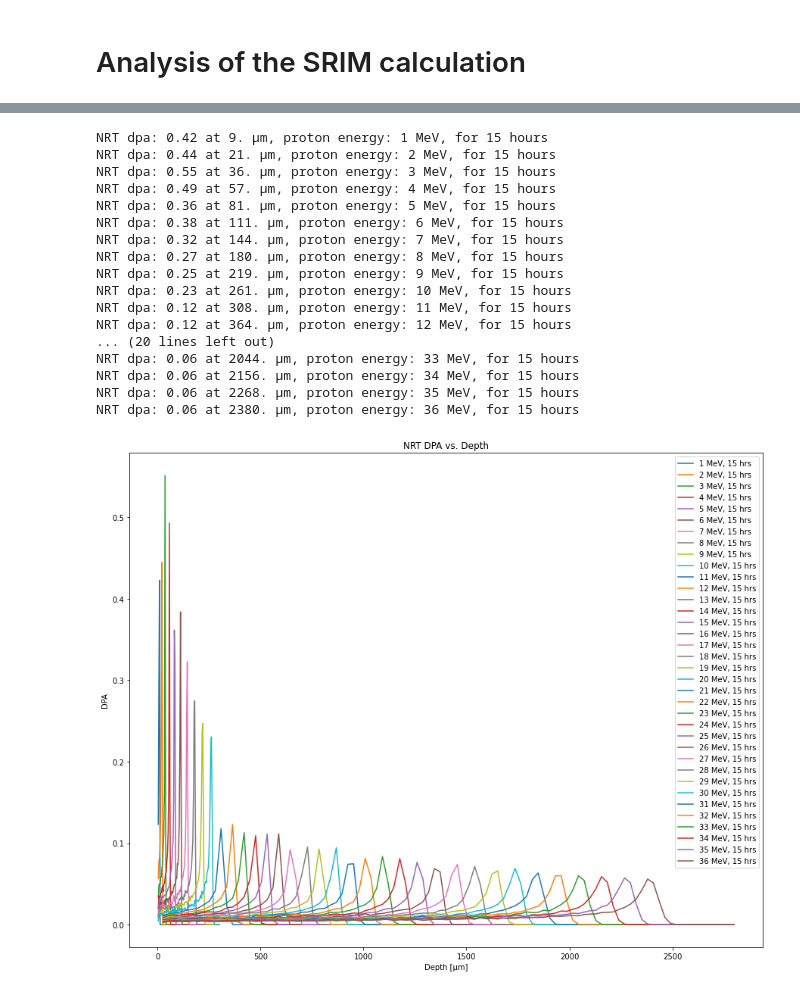
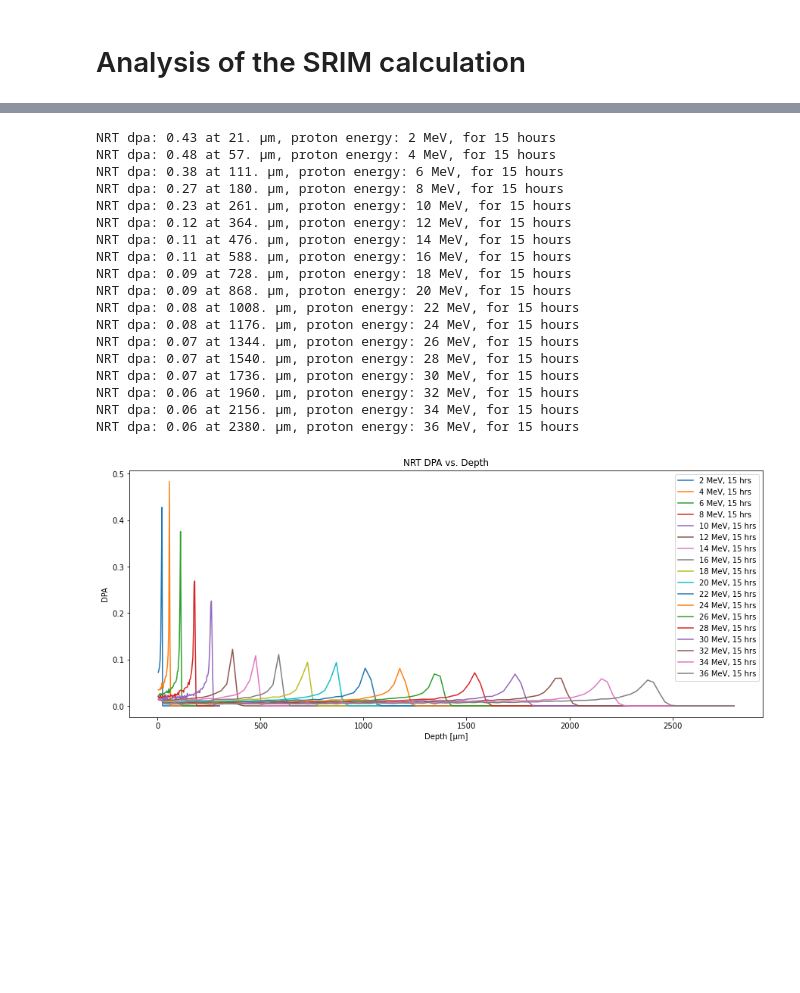
Before and after one commit to liamjh98/SRIM, a Jupyter notebook: DPA Calculation G91 (NRT).ipynb, the cells around one changed output, grey strips where cells are left out. Cells and saved outputs as stored; diff of their text form; code cells hidden in the pictures; blank space fills up the shorter version.

```diff
--- a/DPA Calculation G91 (NRT).ipynb
+++ b/DPA Calculation G91 (NRT).ipynb
@@ -71,7 +71,7 @@ C:/Users/peppe/Desktop/SRIM_Output/G91/auto_
 <div class="alert alert-block alert-danger"> If there is an error loading Pysrim, try and downgrade the version of Pyyaml. Using <b>pip install --upgrade pyyaml==5.4.1</b> to get the package working</div>
 # %%
 # G91 Steel SRIM Calculation
-ion = Ion('H', energy=10e6)
+ion = Ion('H', energy=2.0e6)
 width = 300 # um
 
 
@@ -228,0 +271,26 @@ def NRT2(folder, ax, time):
+# %%
+f = open(str(image_directory)+'/output.txt', "a")
+f.write("========================= START =========================\n")
+fig, ax = plt.subplots()
+
+times = list(range(15, 30,15)) #list(range(1, 100))
+for t in range(0,len(times)):
+    for i, folder in enumerate(folders):
+        time = times[t] #hours
+        dpa_calc = plot_dpa(folder, ax, time)
+        ax.plot(dpa_calc[0], dpa_calc[1], label=""+str(energies[i])+", "+str(time)+" hrs")
+        index = np.where(dpa_calc[1] == max(dpa_calc[1]))
+        a = dpa_calc[0][index]
+        info = "Max dpa: {} at {} µm, proton energy: {}, for {} hours".format( round(max(dpa_calc[1]),2),  str(a)[1:-1], energies[i], time)
+        print(info)
+        f.write(info+"\n")
+
+    ax.set_xlabel('Depth [µm]') #Angstroms
+    ax.set_ylabel('DPA')
+    ax.set_title('DPA vs. Depth')
+    ax.legend()
+    fig.set_size_inches((15, 6))
+    fig.savefig(os.path.join(image_directory, 'DPA_vs_depth_v'+str(energies[i])+'.png'), transparent=False)
+
+f.write("============================ END ============================\n")
+f.close()
@@ -229,43 +317,44 @@ def NRT2(folder, ax, time):
 # %%
 fig, ax = plt.subplots()
 
 times = list(range(15, 16,15)) #list(range(1, 100))
 for t in range(0,len(times)):
     for i, folder in enumerate(folders):
         time = times[t] #hours
-        energy_damage = NRT2(folder, ax, time)
+        energy_damage = NRT(folder, ax, time)
         ax.plot(energy_damage[1], energy_damage[2], label=""+str(energies[i])+", "+str(time)+" hrs")
         #print("Damage energy: {} eV".format(energy_damage[0]))
         ax.set_xlabel('Depth [µm]')
         ax.set_ylabel('DPA')
         ax.legend()
 
         index = np.where(energy_damage[2] == max(energy_damage[2]))
         a = energy_damage[1][index]
         d = str(a)[1:-1]
 
         print("NRT dpa: {} at {} µm, proton energy: {}, for {} hours".format( round(max(energy_damage[2]),2), d, energies[i], time))
 
     ax.set_title('NRT DPA vs. Depth')
-    fig.set_size_inches((15, 12))
-    fig.savefig(os.path.join(image_directory, 'damagevsdepth.png'), transparent=True)
+    fig.set_size_inches((15, 6))
+    fig.savefig(os.path.join(image_directory, 'damagevsdepthNRT.png'), transparent=False)
 # %% [output]
-NRT dpa: 0.42 at 9. µm, proton energy: 1 MeV, for 15 hours
-NRT dpa: 0.44 at 21. µm, proton energy: 2 MeV, for 15 hours
-NRT dpa: 0.55 at 36. µm, proton energy: 3 MeV, for 15 hours
-NRT dpa: 0.49 at 57. µm, proton energy: 4 MeV, for 15 hours
-NRT dpa: 0.36 at 81. µm, proton energy: 5 MeV, for 15 hours
+NRT dpa: 0.43 at 21. µm, proton energy: 2 MeV, for 15 hours
+NRT dpa: 0.48 at 57. µm, proton energy: 4 MeV, for 15 hours
 NRT dpa: 0.38 at 111. µm, proton energy: 6 MeV, for 15 hours
-NRT dpa: 0.32 at 144. µm, proton energy: 7 MeV, for 15 hours
 NRT dpa: 0.27 at 180. µm, proton energy: 8 MeV, for 15 hours
-NRT dpa: 0.25 at 219. µm, proton energy: 9 MeV, for 15 hours
 NRT dpa: 0.23 at 261. µm, proton energy: 10 MeV, for 15 hours
-NRT dpa: 0.12 at 308. µm, proton energy: 11 MeV, for 15 hours
 NRT dpa: 0.12 at 364. µm, proton energy: 12 MeV, for 15 hours
-... (20 lines left out)
-NRT dpa: 0.06 at 2044. µm, proton energy: 33 MeV, for 15 hours
+NRT dpa: 0.11 at 476. µm, proton energy: 14 MeV, for 15 hours
+NRT dpa: 0.11 at 588. µm, proton energy: 16 MeV, for 15 hours
+NRT dpa: 0.09 at 728. µm, proton energy: 18 MeV, for 15 hours
+NRT dpa: 0.09 at 868. µm, proton energy: 20 MeV, for 15 hours
+NRT dpa: 0.08 at 1008. µm, proton energy: 22 MeV, for 15 hours
+NRT dpa: 0.08 at 1176. µm, proton energy: 24 MeV, for 15 hours
+NRT dpa: 0.07 at 1344. µm, proton energy: 26 MeV, for 15 hours
+NRT dpa: 0.07 at 1540. µm, proton energy: 28 MeV, for 15 hours
+NRT dpa: 0.07 at 1736. µm, proton energy: 30 MeV, for 15 hours
+NRT dpa: 0.06 at 1960. µm, proton energy: 32 MeV, for 15 hours
 NRT dpa: 0.06 at 2156. µm, proton energy: 34 MeV, for 15 hours
-NRT dpa: 0.06 at 2268. µm, proton energy: 35 MeV, for 15 hours
 NRT dpa: 0.06 at 2380. µm, proton energy: 36 MeV, for 15 hours
-[figure, old version]
+[figure, new version]
 # %%
```
Also changed, not shown: parts of 7 cells of this notebook, 1 other file.
